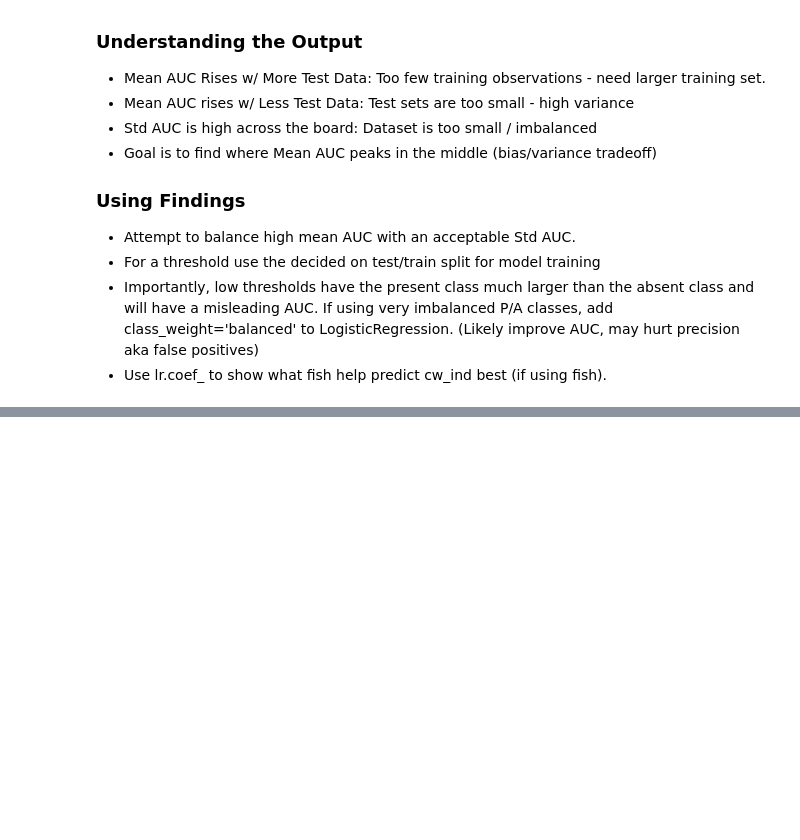
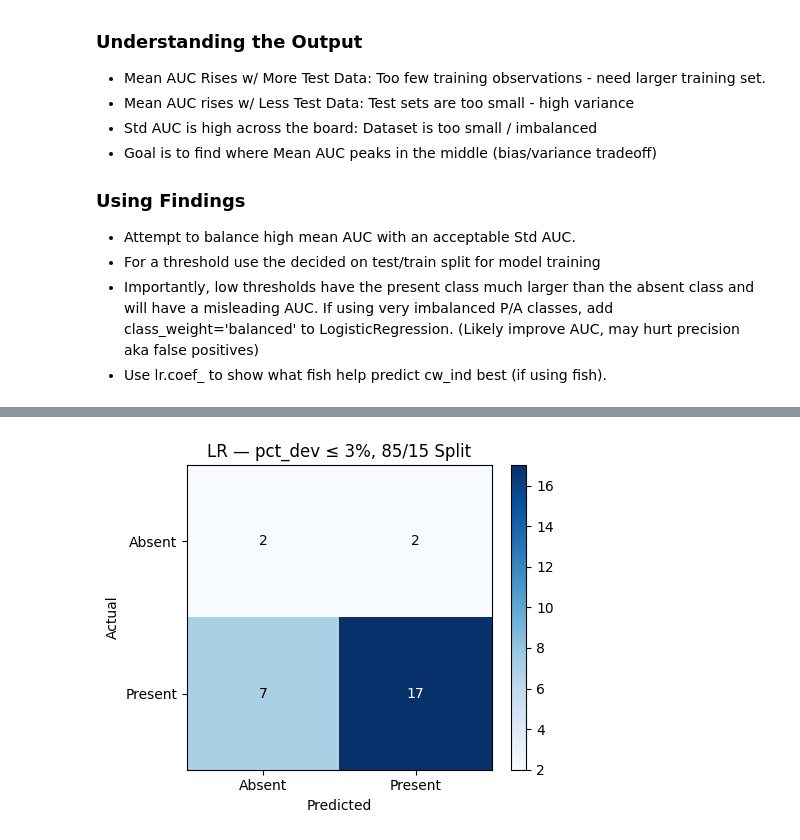
Before and after one commit to ShamSarris/nhdes-cw-stream-modelling, a Jupyter notebook: src/lr_main.ipynb, the cells around one changed output, grey strips where cells are left out. Drawn from its saved outputs; the diff is of its cells as text; code cells hidden in the pictures; blank space fills up the shorter version.

Commit message:
Outputs for all xg and lr saved

```diff
--- a/src/lr_main.ipynb
+++ b/src/lr_main.ipynb
@@ -457,0 +342,71 @@ NameError: name 'all_3' is not defined
+# %%
+import sys, io, json, os, contextlib
+import numpy as np
+sys.path.append('./utils')
+from utils.confusion import classification_report_suite
+from sklearn.model_selection import train_test_split
+from sklearn.linear_model import LogisticRegression
+from sklearn.preprocessing import StandardScaler
+
+THRESHOLD = 3 # Adjust to what pct_dev threshold you want to test (e.g., 3, 5, 7, 10, 15)
+TEST_SPLIT = 0.15 # Adjust to the test size you want to use (e.g., 0.10, 0.15, 0.20, etc.)
+
+df = switch = {
+    3: all_3,
+    5: all_5,
+    7: all_7,
+    10: all_10,
+    15: all_15,
+}.get(THRESHOLD, all_10) # Default to all_10 if threshold is not in the dict
+
+feature_cols = [c for c in df.columns if c not in ['Unique_ID', 'cw_ind', 'pct_dev', 'EMDStationID_Current']]
+X = df[feature_cols].values
+y = df['cw_ind'].values
+
+indices = np.arange(len(df))
+train_idx, test_idx = train_test_split(indices, test_size=TEST_SPLIT, random_state=42, stratify=y)
+X_train, X_test = X[train_idx], X[test_idx]
+y_train, y_test = y[train_idx], y[test_idx]
+
+scaler = StandardScaler()
+X_train_scaled = scaler.fit_transform(X_train)
+X_test_scaled  = scaler.transform(X_test)
+
+lr = LogisticRegression(max_iter=1000, random_state=42, class_weight='balanced')
+lr.fit(X_train_scaled, y_train)
+y_pred = lr.predict(X_test_scaled)
+
+intercept = lr.intercept_[0]
+coefs = lr.coef_[0]
+train_ids = sorted(df['Unique_ID'].iloc[train_idx].unique().tolist())
+test_ids  = sorted(df['Unique_ID'].iloc[test_idx].unique().tolist())
+
+buffer = io.StringIO()
+with contextlib.redirect_stdout(buffer):
+    classification_report_suite(y_test, y_pred, labels=['Absent', 'Present'], title=f'LR — pct_dev ≤ {THRESHOLD}%, {int((1 - TEST_SPLIT) * 100)}/{int(TEST_SPLIT * 100)} Split')
+
+    print("\n--- Logistic Regression Equation ---")
+    print(f"log(p / (1-p)) = {intercept:+.4f}")
+    for feat, coef in zip(feature_cols, coefs):
+        print(f"  {coef:+.4f} × {feat}")
+
+    print(f"\n--- Training Set Sites ({len(train_ids)} unique IDs) ---")
+    print(train_ids)
+    print(f"\n--- Test Set Sites ({len(test_ids)} unique IDs) ---")
+    print(test_ids)
+
+output_text = buffer.getvalue()
+print(output_text)
+
+os.makedirs('./output', exist_ok=True)
+output_path = f'./output/lr_pct{THRESHOLD}_split{int(TEST_SPLIT * 100)}.json'
+with open(output_path, 'w') as f:
+    json.dump({
+        'model': 'logistic_regression',
+        'threshold': THRESHOLD,
+        'test_split': TEST_SPLIT,
+        'output': output_text.splitlines(),
+    }, f, indent=2)
+print(f"Output saved to {output_path}")
+# %% [output]
+[figure, added]
```
Also changed, not shown: parts of 7 cells of this notebook, 14 other files.
